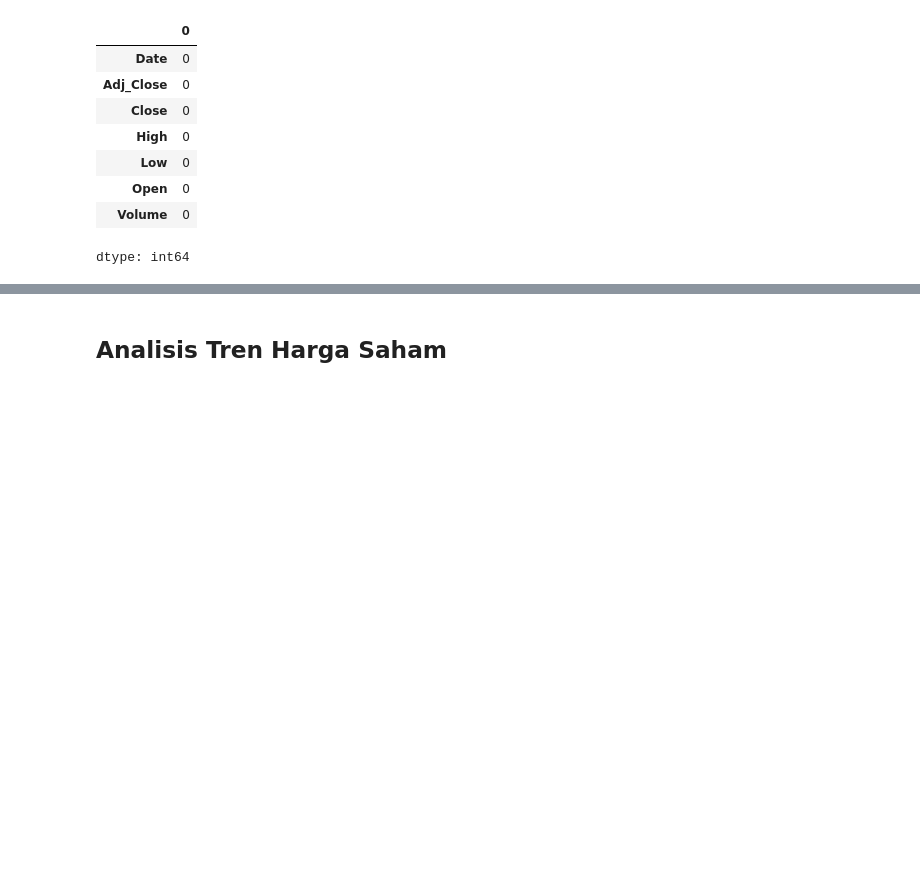
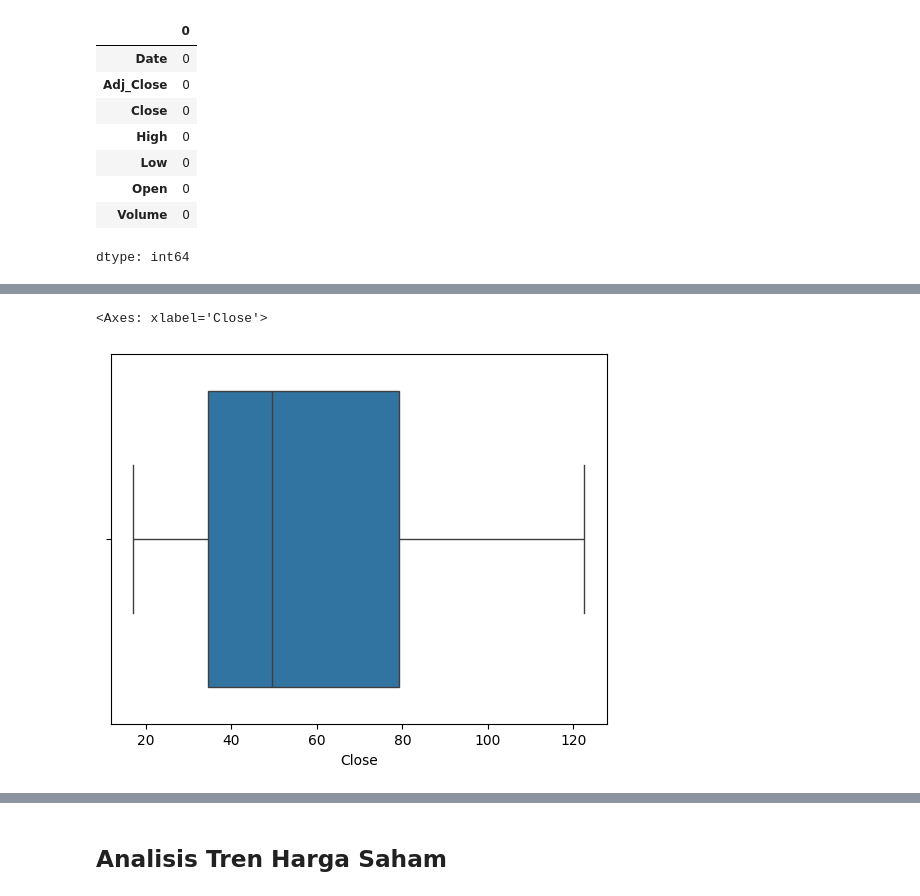
Before and after one commit to fakhrizamaris/Projek-ML-Terapan-Predictive-Analysis, a Jupyter notebook: Projek_1_ML_Terapan_Predictive_Analysis.ipynb, the cells around one changed output, grey strips where cells are left out. Drawn from its saved outputs; the diff is of its cells as text; code cells hidden in the pictures; blank space fills up the shorter version.

```diff
--- a/Projek_1_ML_Terapan_Predictive_Analysis.ipynb
+++ b/Projek_1_ML_Terapan_Predictive_Analysis.ipynb
@@ -76,0 +89,5 @@ dtype: int64
+# %%
+sns.boxplot(x=bmw_data['Close'])
+# %% [output]
+<Axes: xlabel='Close'>
+[figure, added]
```
Also changed, not shown: parts of 11 cells of this notebook, 2 other files.
